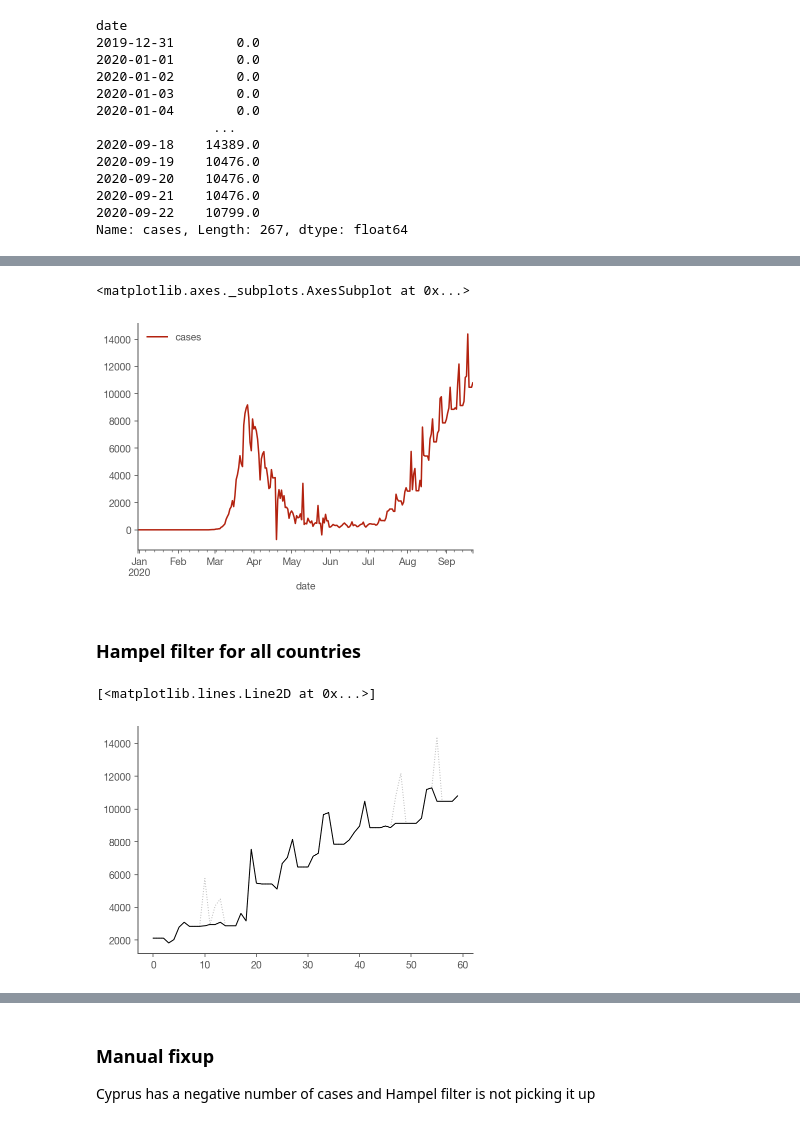
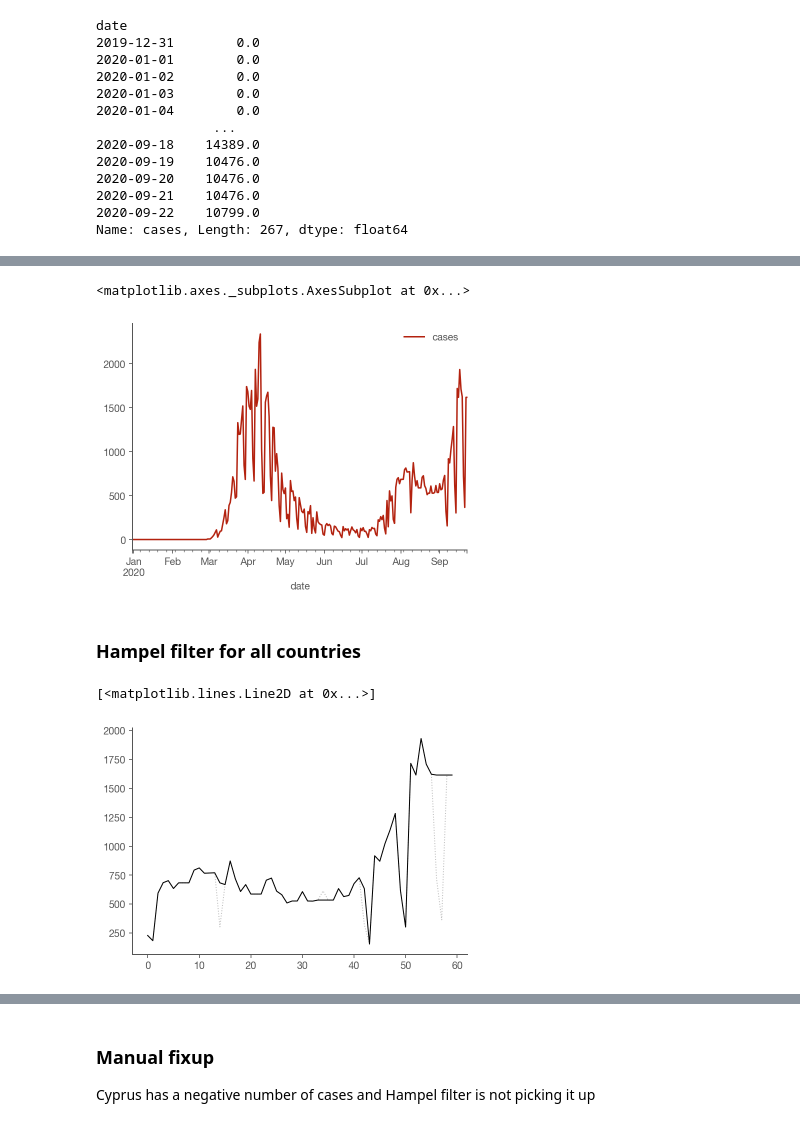
Before and after one commit to gkossakowski/covid-19, a Jupyter notebook: Realtime Rt mcmc.ipynb, the cells around one changed output, grey strips where cells are left out. Drawn from its saved outputs; the diff is of its cells as text; code cells hidden in the pictures.

Commit message:
Fix Belgium's data and estimates
See notebook for the details (i.e. replace today's numbers with
yesterday's)

```diff
--- a/Realtime Rt mcmc.ipynb
+++ b/Realtime Rt mcmc.ipynb
@@ -161,8 +164,10 @@ countries['cases'] = countries.groupby('country')['cases'].transform(correct_wee
+# %%
+countries.loc['Belgium'].iloc[-1] = countries.loc['Belgium'].iloc[-2]
 # %%
-countries.loc['Spain'].plot()
+countries.loc['Belgium'].plot()
 # %% [output]
 <matplotlib.axes._subplots.AxesSubplot at 0x...>
-[figure, old version]
+[figure, new version]
 # %% [markdown]
 ### Hampel filter for all countries
 # %%
@@ -199,7 +204,7 @@ def hampel_filter_pandas(input_series, window_size, n_sigmas=3.0):
 
     return new_series, indices
 # %%
-country = "Spain"
+country = "Belgium"
 rawData = countries.loc[country]['cases']
 
 filteredData, _ = hampel_filter_pandas(rawData, 7, 2.0)
@@ -209,7 +214,7 @@ ax.plot(rawData[-days_n:].to_numpy(),alpha=0.25,c='k', linestyle=':', lw=1)
 ax.plot(filteredData[-days_n:].to_numpy(), c='k', lw=1)
 # %% [output]
 [<matplotlib.lines.Line2D at 0x...>]
-[figure, old version]
+[figure, new version]
 # %%
 def transform_cases(case_series):
     filtered, _ = hampel_filter_pandas(case_series, 7, 2.0)
```
Also changed, not shown: parts of 11 cells of this notebook, 2 other files.
